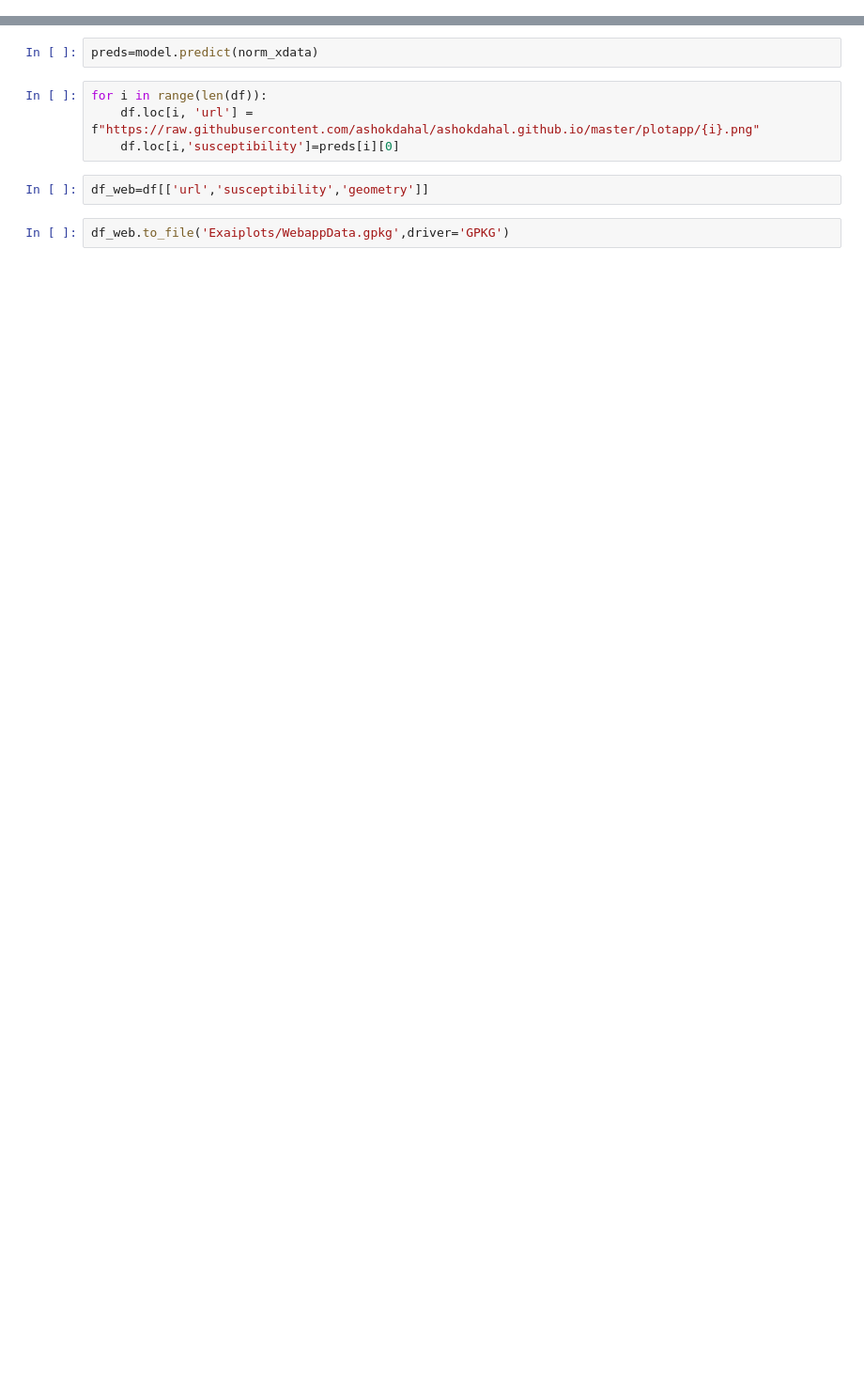
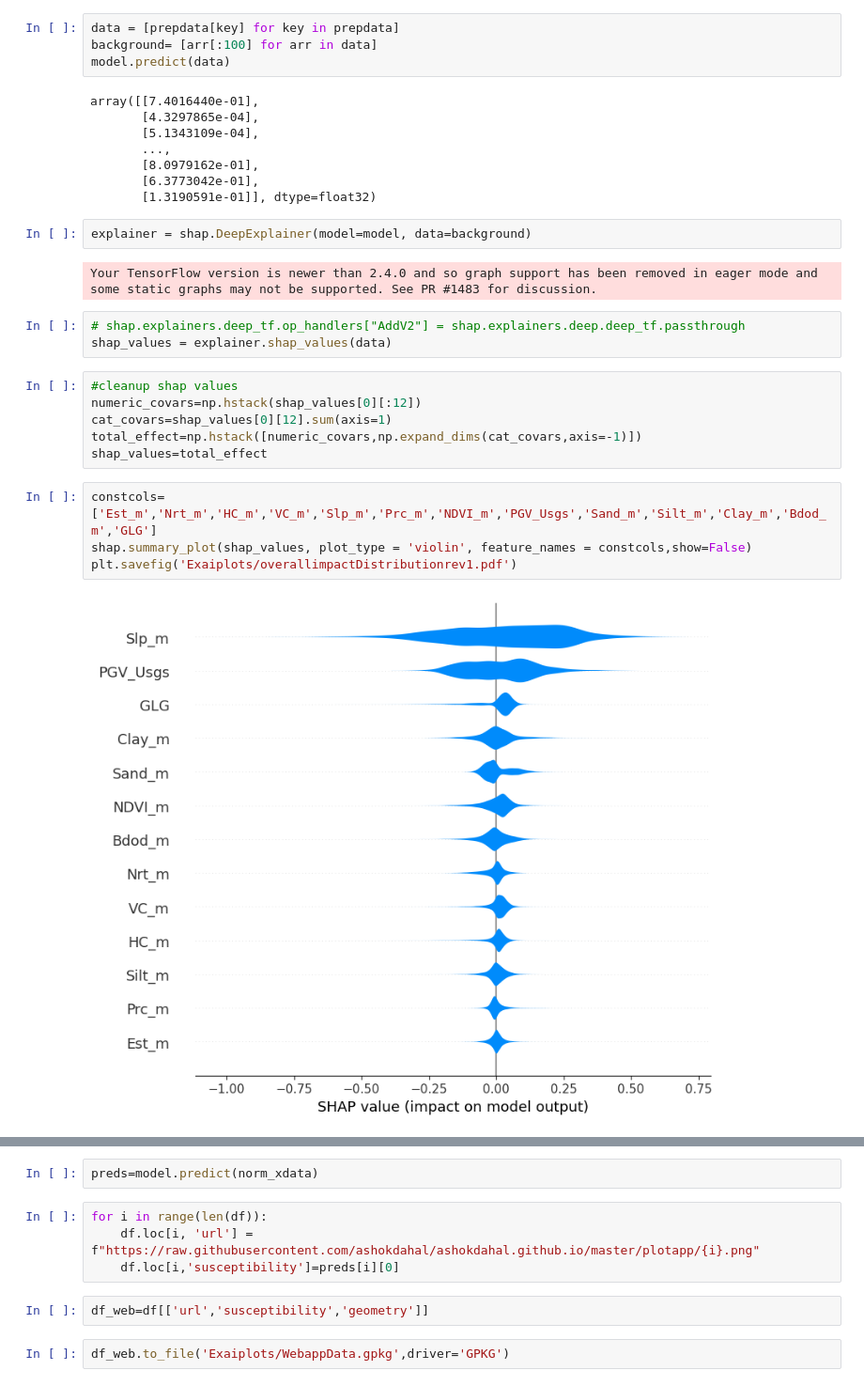
Before and after one commit to ashokdahal/ExplainableAI, a Jupyter notebook: Explain Modelrev1.ipynb, the cells around one changed output, grey strips where cells are left out. Shown at 94% size. Saved outputs shown, nothing was run; the diff lists cells and outputs as text; blank space fills up the shorter version.

Commit message:
adddedPlots

```diff
--- a/Explain Modelrev1.ipynb
+++ b/Explain Modelrev1.ipynb
@@ -85,0 +84,31 @@ plt.savefig('Exaiplots/Variable_Influence_Distribution.pdf')
+# %%
+data = [prepdata[key] for key in prepdata]
+background= [arr[:100] for arr in data]
+model.predict(data)
+# %% [output]
+array([[7.4016440e-01],
+       [4.3297865e-04],
+       [5.1343109e-04],
+       ...,
+       [8.0979162e-01],
+       [6.3773042e-01],
+       [1.3190591e-01]], dtype=float32)
+# %%
+explainer = shap.DeepExplainer(model=model, data=background)
+# %% [output]
+Your TensorFlow version is newer than 2.4.0 and so graph support has been removed in eager mode and some static graphs may not be supported. See PR #1483 for discussion.
+# %%
+# shap.explainers.deep_tf.op_handlers["AddV2"] = shap.explainers.deep.deep_tf.passthrough
+shap_values = explainer.shap_values(data)
+# %%
+#cleanup shap values
+numeric_covars=np.hstack(shap_values[0][:12])
+cat_covars=shap_values[0][12].sum(axis=1)
+total_effect=np.hstack([numeric_covars,np.expand_dims(cat_covars,axis=-1)])
+shap_values=total_effect
+# %%
+constcols=['Est_m','Nrt_m','HC_m','VC_m','Slp_m','Prc_m','NDVI_m','PGV_Usgs','Sand_m','Silt_m','Clay_m','Bdod_m','GLG']
+shap.summary_plot(shap_values, plot_type = 'violin', feature_names = constcols,show=False)
+plt.savefig('Exaiplots/overallimpactDistributionrev1.pdf')
+# %% [output]
+[figure, added]
```
Also changed, not shown: parts of 37 cells of this notebook, 25 other files.
